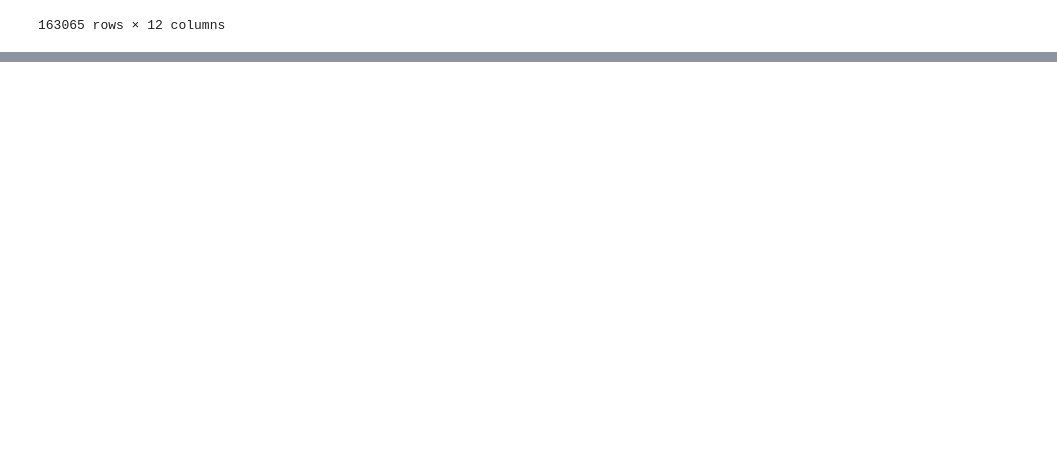
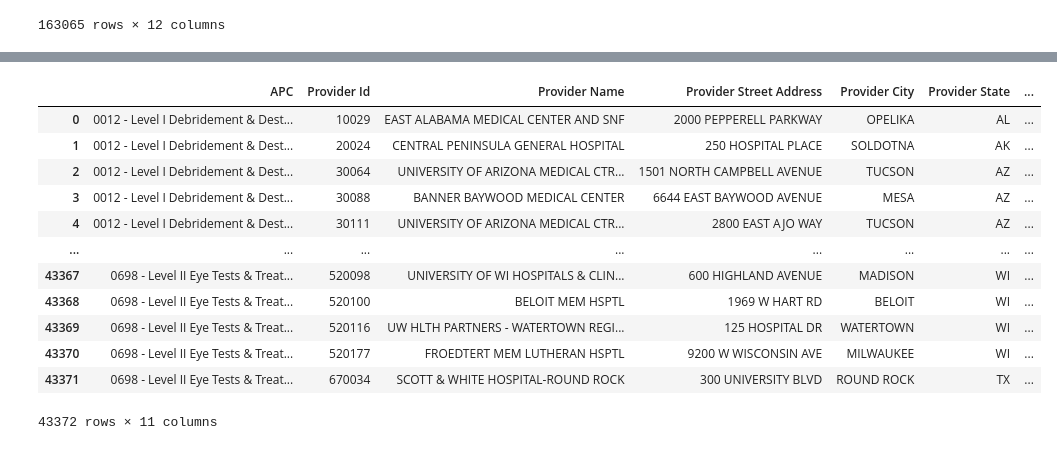
Before and after one commit to carleyeshield21/SQL, a Jupyter notebook: HealthCare_Jupyter.ipynb, the cells around one changed output, grey strips where cells are left out. Cells and saved outputs as stored; diff of their text form; code cells hidden in the pictures; blank space fills up the shorter version.

```diff
--- a/HealthCare_Jupyter.ipynb
+++ b/HealthCare_Jupyter.ipynb
@@ -37,0 +59,17 @@ Inpatient_provdr
+# %%
+Outpatient_provdr = pandas.read_csv('Outpatient_provdr.csv')
+Outpatient_provdr
+# %% [output]
+|  | APC | Provider Id | Provider Name | Provider Street Address | Provider City | Provider State | ... |
+| 0 | 0012 - Level I Debridement & Dest... | 10029 | EAST ALABAMA MEDICAL CENTER AND SNF | 2000 PEPPERELL PARKWAY | OPELIKA | AL | ... |
+| 1 | 0012 - Level I Debridement & Dest... | 20024 | CENTRAL PENINSULA GENERAL HOSPITAL | 250 HOSPITAL PLACE | SOLDOTNA | AK | ... |
+| 2 | 0012 - Level I Debridement & Dest... | 30064 | UNIVERSITY OF ARIZONA MEDICAL CTR... | 1501 NORTH CAMPBELL AVENUE | TUCSON | AZ | ... |
+| 3 | 0012 - Level I Debridement & Dest... | 30088 | BANNER BAYWOOD MEDICAL CENTER | 6644 EAST BAYWOOD AVENUE | MESA | AZ | ... |
+| 4 | 0012 - Level I Debridement & Dest... | 30111 | UNIVERSITY OF ARIZONA MEDICAL CTR... | 2800 EAST AJO WAY | TUCSON | AZ | ... |
+| ... | ... | ... | ... | ... | ... | ... | ... |
+| 43367 | 0698 - Level II Eye Tests & Treat... | 520098 | UNIVERSITY OF WI HOSPITALS & CLIN... | 600 HIGHLAND AVENUE | MADISON | WI | ... |
+| 43368 | 0698 - Level II Eye Tests & Treat... | 520100 | BELOIT MEM HSPTL | 1969 W HART RD | BELOIT | WI | ... |
+| 43369 | 0698 - Level II Eye Tests & Treat... | 520116 | UW HLTH PARTNERS - WATERTOWN REGI... | 125 HOSPITAL DR | WATERTOWN | WI | ... |
+| 43370 | 0698 - Level II Eye Tests & Treat... | 520177 | FROEDTERT MEM LUTHERAN HSPTL | 9200 W WISCONSIN AVE | MILWAUKEE | WI | ... |
+| 43371 | 0698 - Level II Eye Tests & Treat... | 670034 | SCOTT & WHITE HOSPITAL-ROUND ROCK | 300 UNIVERSITY BLVD | ROUND ROCK | TX | ... |
+43372 rows × 11 columns
```
Also changed, not shown: parts of 5 cells of this notebook.
